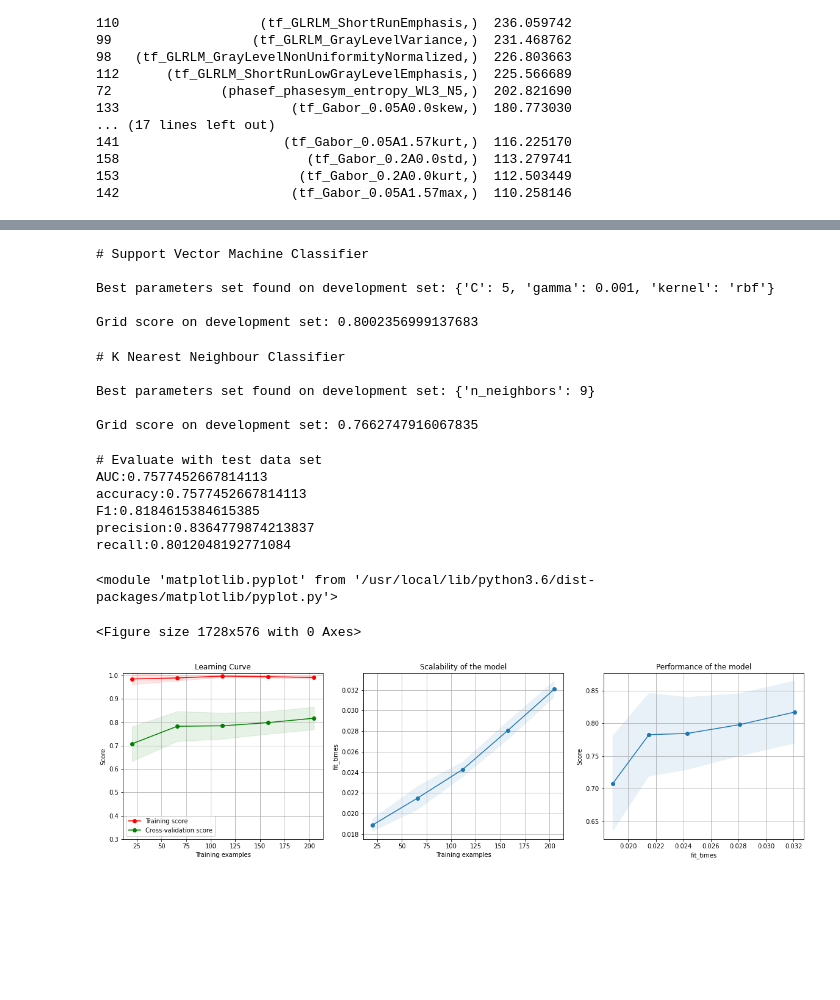
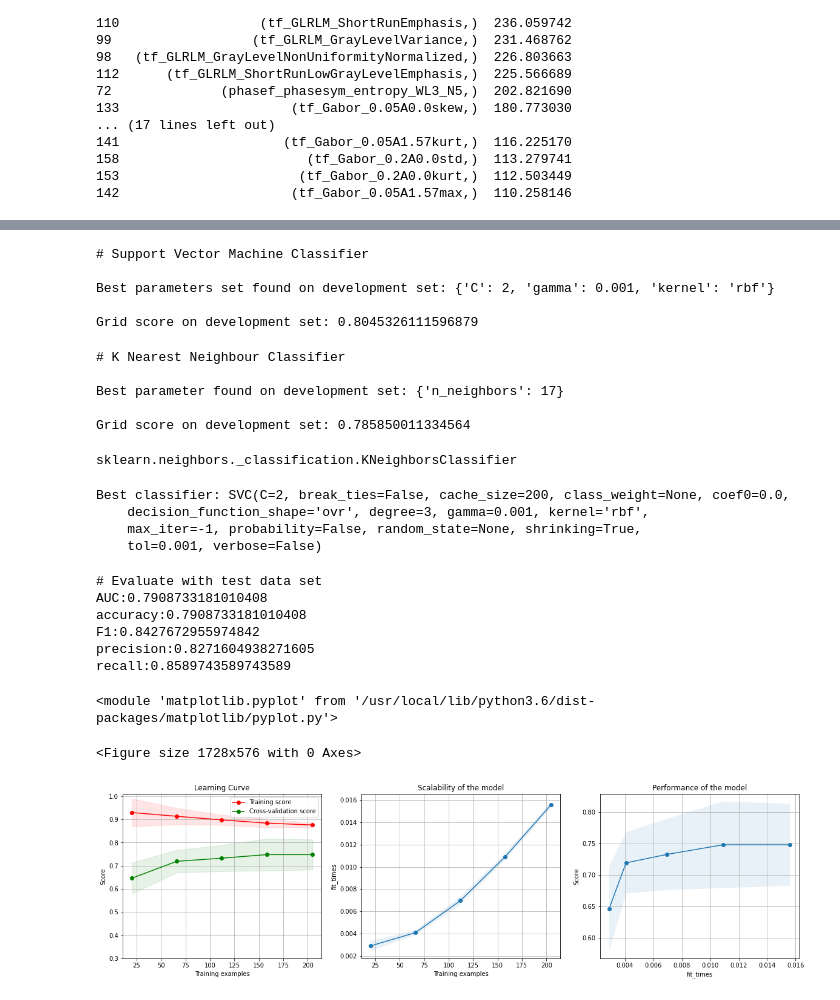
Before and after one commit to LauraSchellekens/TM10007_-private_-group, a Jupyter notebook: assignment.ipynb, the cells around one changed output, grey strips where cells are left out. Drawn from its saved outputs; the diff is of its cells as text; code cells hidden in the pictures; blank space fills up the shorter version.

```diff
--- a/assignment.ipynb
+++ b/assignment.ipynb
@@ -265,9 +265,9 @@ Grid score on development set: 0.7885398102903133
 # Support Vector Machine Classifier
 
 # Set parameters
-parameters = [{'kernel': ['rbf'], 'gamma': [2**-8, 2**-7, 2**-6, 2**-5, 2**-4, 2**-3, 2**-1, 2**0, 2**1, 2**2, 2**3],
-                     'C': [2**-3, 2**-2, 2**-1, 2**0, 2**1, 2**2, 2**3]},
-              {'kernel':['linear'], 'C': [2**-3, 2**-1, 2**0, 2**1, 2**2, 2**3]}]
+parameters = [{'kernel': ['rbf'], 'gamma': [1e-3, 1e-2],
+                     'C': list(range(1, 20, 1))},
+              {'kernel':['linear'], 'C': list(range(1, 20, 1))}]
 
 score='balanced_accuracy'
 
@@ -280,19 +280,19 @@ grid_search = GridSearchCV(
 # cv is nu default, dus een kfold van 5!
 grid_search.fit(X_train_scaled, y_train)
 
-clf = grid_search.best_estimator_
-best_parameters = grid_search.best_params_
-print(f"Best parameters set found on development set: {best_parameters}")
+clf_svm = grid_search.best_estimator_
+best_parameters_svm = grid_search.best_params_
+print(f"Best parameters set found on development set: {best_parameters_svm}")
 print()
-score = grid_search.best_score_
-print(f"Grid score on development set: {score}")
+score_svm = grid_search.best_score_
+print(f"Grid score on development set: {score_svm}")
 print()
 # %% [output]
 # Support Vector Machine Classifier
 
-Best parameters set found on development set: {'C': 5, 'gamma': 0.001, 'kernel': 'rbf'}
+Best parameters set found on development set: {'C': 2, 'gamma': 0.001, 'kernel': 'rbf'}
 
-Grid score on development set: 0.8002356999137683
+Grid score on development set: 0.8045326111596879
 # %%
 # K Nearest Neighbour Classifier
 
@@ -303,30 +303,44 @@ score = 'balanced_accuracy'
 
 print("# K Nearest Neighbour Classifier")
 print()
-knn = KNeighborsClassifier(weights='distance')
+knn = KNeighborsClassifier()
 grid_search = GridSearchCV(
     knn, parameters, scoring=score
 )
 # cv is nu default, dus een kfold van 5!
 grid_search.fit(X_train_scaled, y_train)
 
-clf = grid_search.best_estimator_
-best_parameters = grid_search.best_params_
-print(f"Best parameters set found on development set: {best_parameters}")
+clf_knn = grid_search.best_estimator_
+best_parameters_knn = grid_search.best_params_
+print(f"Best parameter found on development set: {best_parameters_knn}")
 print()
-score = grid_search.best_score_
-print(f"Grid score on development set: {score}")
+score_knn = grid_search.best_score_
+print(f"Grid score on development set: {score_knn}")
 print()
+type(clf_knn)
 # %% [output]
 # K Nearest Neighbour Classifier
 
-Best parameters set found on development set: {'n_neighbors': 9}
+Best parameter found on development set: {'n_neighbors': 17}
 
-Grid score on development set: 0.7662747916067835
+Grid score on development set: 0.785850011334564
+sklearn.neighbors._classification.KNeighborsClassifier
+# %%
+# code for choosing the best performing classifier
+
+all_scores = {clf_rf : score_rf, clf_svm : score_svm, clf_knn : score_knn}
+
+best_classifier=max(all_scores, key=all_scores.get)
+print(f"Best classifier: {best_classifier}")
+# %% [output]
+Best classifier: SVC(C=2, break_ties=False, cache_size=200, class_weight=None, coef0=0.0,
+    decision_function_shape='ovr', degree=3, gamma=0.001, kernel='rbf',
+    max_iter=-1, probability=False, random_state=None, shrinking=True,
+    tol=0.001, verbose=False)
 # %%
 # test data
 print('# Evaluate with test data set')
-y_true, y_pred = y_test, clf.predict(X_test_scaled)
+y_true, y_pred = y_test, best_classifier.predict(X_test_scaled)
 
 auc=metrics.roc_auc_score(y_true, y_pred)
 print(f'AUC:{auc}')
@@ -340,11 +354,11 @@ recall=metrics.recall_score(y_true, y_pred)
 print(f'recall:{recall}')
 # %% [output]
 # Evaluate with test data set
-AUC:0.7577452667814113
-accuracy:0.7577452667814113
-F1:0.8184615384615385
-precision:0.8364779874213837
-recall:0.8012048192771084
+AUC:0.7908733181010408
+accuracy:0.7908733181010408
+F1:0.8427672955974842
+precision:0.8271604938271605
+recall:0.8589743589743589
 # %%
 # Function for learning curve from https://scikit-learn.org/stable/auto_examples/model_selection/plot_learning_curve.html#sphx-glr-auto-examples-model-selection-plot-learning-curve-py
 def plot_learning_curve(estimator, title, X, y, axes=None, ylim=None, cv=None,
@@ -461,21 +475,18 @@ def plot_learning_curve(estimator, title, X, y, axes=None, ylim=None, cv=None,
     return plt
 # %%
 # Learning Curve
-
-clf = RandomForestClassifier(n_estimators=13)
-# Hier dan eigenlijk de beste classifier die we eruit krijgen en testen op de test set)
 
 X = X_test_scaled
 Y = y_test
 
 # Create a cross-validation object
-cv = StratifiedShuffleSplit(n_splits=10, test_size=0.2, random_state=0) # Random state eventueel weghalen
+cv = ShuffleSplit(n_splits=10, test_size=0.2, random_state=0)
 
 # Make figure
-title = 'Learning Curve of ### classifier'
+title = 'Learning Curve'
 fig = plt.figure(figsize=(24,8))
-plot_learning_curve(clf, title, X, Y, ylim=(0.3, 1.01), cv=cv)
+plot_learning_curve(best_classifier, title, X, Y, ylim=(0.3, 1.01), cv=cv)
 # %% [output]
 <module 'matplotlib.pyplot' from '/usr/local/lib/python3.6/dist-packages/matplotlib/pyplot.py'>
 <Figure size 1728x576 with 0 Axes>
-[figure, old version]
+[figure, new version]
```
Also changed, not shown: parts of 4 cells of this notebook.
